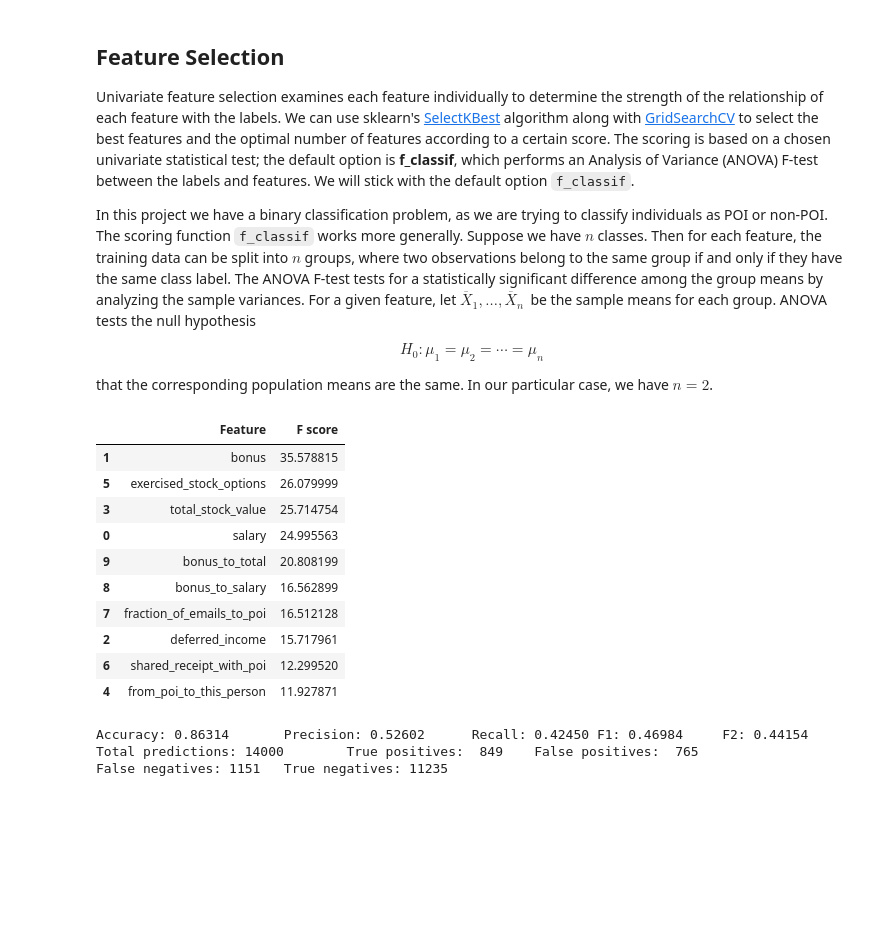
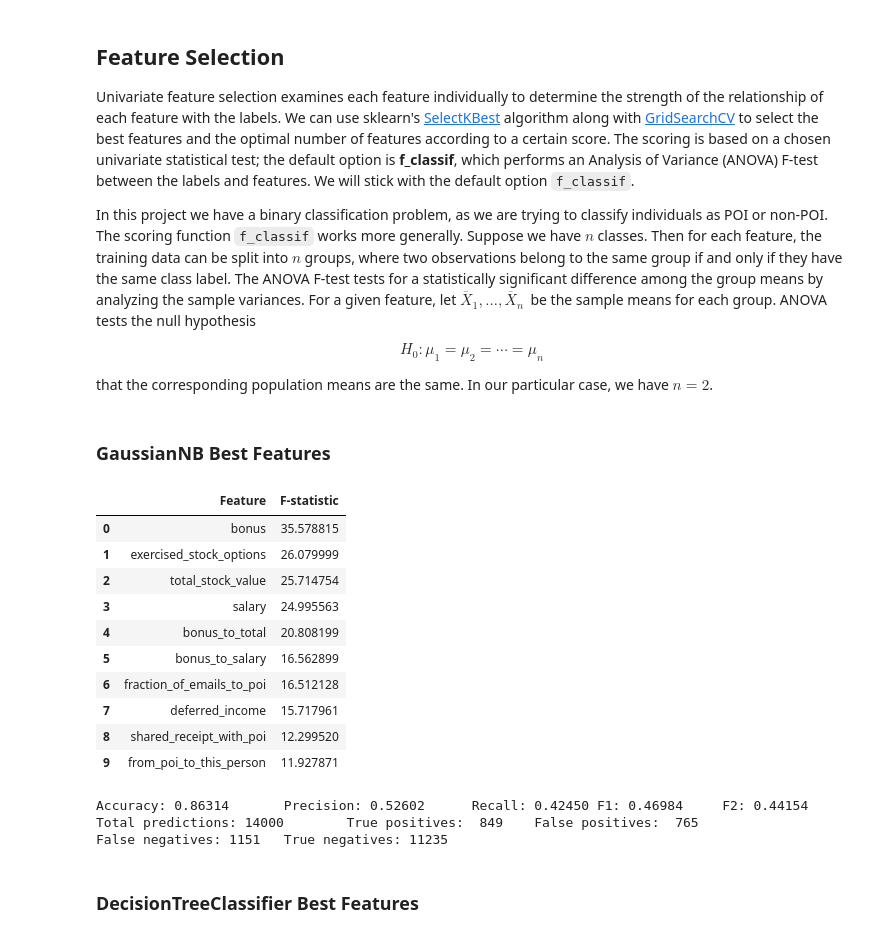
Before and after one commit to marty-vanhoof/Identifying_Fraud_from_Enron_Data, a Jupyter notebook: enron_report.ipynb, the cells around one changed output. Cells and saved outputs as stored; diff of their text form; code cells hidden in the pictures; blank space fills up the shorter version.

Commit message:
DecisionTreeClassifier best features

```diff
--- a/enron_report.ipynb
+++ b/enron_report.ipynb
@@ -397,19 +396,23 @@ nb_clf = grid_result.best_estimator_
-# %%
-display_feature_results(features_selected, grid_result)
-features_selected = ['poi'] + list(features_selected)
-test_classifier(nb_clf, new_data_dict, features_selected)
-# %% [output]
-|  | Feature | F score |
-| 1 | bonus | 35.578815 |
-| 5 | exercised_stock_options | 26.079999 |
-| 3 | total_stock_value | 25.714754 |
-| 0 | salary | 24.995563 |
-| 9 | bonus_to_total | 20.808199 |
-| 8 | bonus_to_salary | 16.562899 |
-| 7 | fraction_of_emails_to_poi | 16.512128 |
-| 2 | deferred_income | 15.717961 |
-| 6 | shared_receipt_with_poi | 12.299520 |
-| 4 | from_poi_to_this_person | 11.927871 |
-Accuracy: 0.86314       Precision: 0.52602      Recall: 0.42450 F1: 0.46984     F2: 0.44154
-Total predictions: 14000        True positives:  849    False positives:  765
-False negatives: 1151   True negatives: 11235
+# %% [markdown]
+### GaussianNB Best Features
+# %%
+nb_best_features = get_best_features(GaussianNB, new_features_list, scaling=False)[0]
+nb_model = get_best_features(GaussianNB, new_features_list, scaling=False)[1]
+display_feature_results(nb_best_features, nb_model)
+# %% [output]
+|  | Feature | F-statistic |
+| 0 | bonus | 35.578815 |
+| 1 | exercised_stock_options | 26.079999 |
+| 2 | total_stock_value | 25.714754 |
+| 3 | salary | 24.995563 |
+| 4 | bonus_to_total | 20.808199 |
+| 5 | bonus_to_salary | 16.562899 |
+| 6 | fraction_of_emails_to_poi | 16.512128 |
+| 7 | deferred_income | 15.717961 |
+| 8 | shared_receipt_with_poi | 12.299520 |
+| 9 | from_poi_to_this_person | 11.927871 |
+Accuracy: 0.86314       Precision: 0.52602      Recall: 0.42450 F1: 0.46984     F2: 0.44154
+Total predictions: 14000        True positives:  849    False positives:  765
+False negatives: 1151   True negatives: 11235
+# %% [markdown]
+### DecisionTreeClassifier Best Features
```
Also changed, not shown: parts of 4 cells of this notebook.
